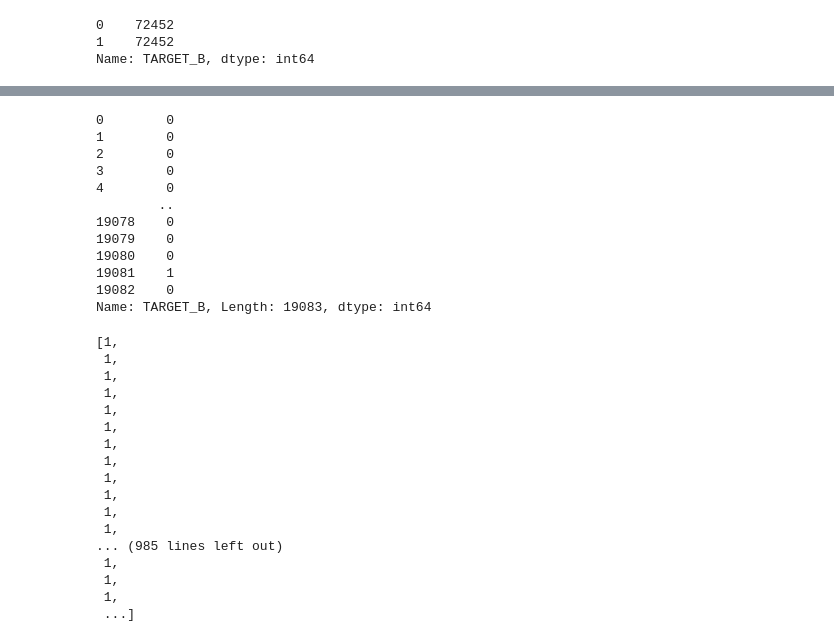
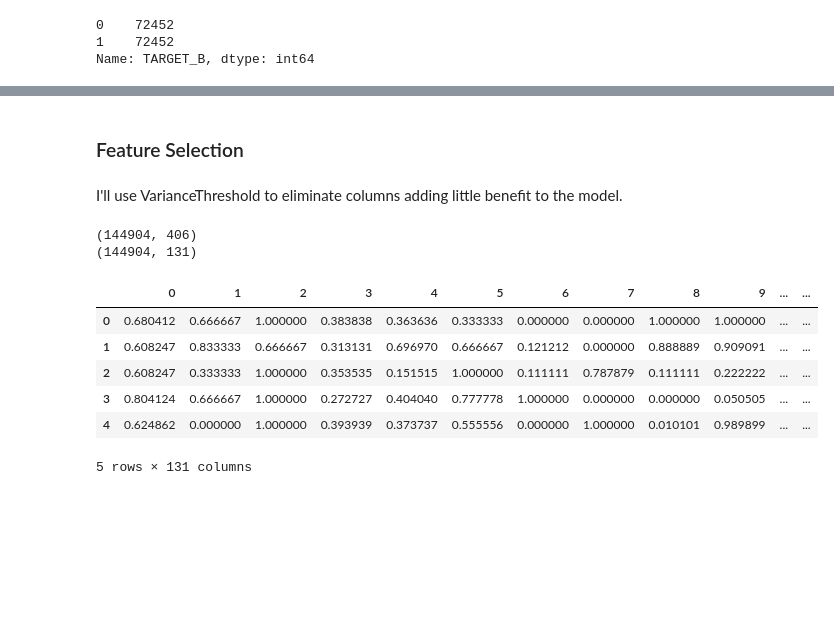
Before and after one commit to AGordon777/lab-random-forests, a Jupyter notebook: Lab Random Forests.ipynb, the cells around one changed output, grey strips where cells are left out. Saved outputs shown, nothing was run; the diff lists cells and outputs as text; code cells hidden in the pictures; blank space fills up the shorter version.

```diff
--- a/Lab Random Forests.ipynb
+++ b/Lab Random Forests.ipynb
@@ -309,10 +310,10 @@ from sklearn.metrics import confusion_matrix
 
 # for simplicity, I will keep the parameters used in class
 
-RFC = RandomForestClassifier(max_depth=5, # max number of questions to ask
-                             min_samples_split=20, # amount of rows still considered at every question
-                             min_samples_leaf =20, # ultimate answer based on at least this many rows
-                             max_samples=1, # fraction of X-train to use in each tree
+RFC = RandomForestClassifier(max_depth=5,
+                             min_samples_split=20,
+                             min_samples_leaf =20,
+                             max_samples=0.8,
                              random_state=42)
 
 RFC.fit(X_train_transformed, y_train)
@@ -334,35 +335,31 @@ array([[    0, 18117],
-# %%
-y_test
-# %% [output]
-0        0
-1        0
-2        0
-3        0
-4        0
-        ..
-19078    0
-19079    0
-19080    0
-19081    1
-19082    0
-Name: TARGET_B, Length: 19083, dtype: int64
-# %%
-y_pred
-# %% [output]
-[1,
- 1,
- 1,
- 1,
- 1,
- 1,
- 1,
- 1,
- 1,
- 1,
- 1,
- 1,
-... (985 lines left out)
- 1,
- 1,
- 1,
- ...]
+# %% [markdown]
+### Feature Selection
+# %% [markdown]
+I'll use VarianceThreshold to eliminate columns adding little benefit to the model.
+# %%
+from sklearn.feature_selection import VarianceThreshold
+
+var_threshold = 0.02 # arbitrary, low value for all columns as already scaled
+
+sel = VarianceThreshold(threshold=(var_threshold)) # selector
+
+sel = sel.fit(X_train_transformed) # the fit calculates the variance for each column
+
+temp = sel.transform(X_train_transformed) # the transform removes the low variance columns
+temp = pd.DataFrame(temp)
+
+print(X_train_transformed.shape)
+print(temp.shape)
+# %% [output]
+(144904, 406)
+(144904, 131)
+# %%
+temp.head()
+# %% [output]
+|  | 0 | 1 | 2 | 3 | 4 | 5 | 6 | 7 | 8 | 9 | ... | ... |
+| 0 | 0.680412 | 0.666667 | 1.000000 | 0.383838 | 0.363636 | 0.333333 | 0.000000 | 0.000000 | 1.000000 | 1.000000 | ... | ... |
+| 1 | 0.608247 | 0.833333 | 0.666667 | 0.313131 | 0.696970 | 0.666667 | 0.121212 | 0.000000 | 0.888889 | 0.909091 | ... | ... |
+| 2 | 0.608247 | 0.333333 | 1.000000 | 0.353535 | 0.151515 | 1.000000 | 0.111111 | 0.787879 | 0.111111 | 0.222222 | ... | ... |
+| 3 | 0.804124 | 0.666667 | 1.000000 | 0.272727 | 0.404040 | 0.777778 | 1.000000 | 0.000000 | 0.000000 | 0.050505 | ... | ... |
+| 4 | 0.624862 | 0.000000 | 1.000000 | 0.393939 | 0.373737 | 0.555556 | 0.000000 | 1.000000 | 0.010101 | 0.989899 | ... | ... |
+5 rows × 131 columns
```
Also changed, not shown: parts of 20 cells of this notebook.
